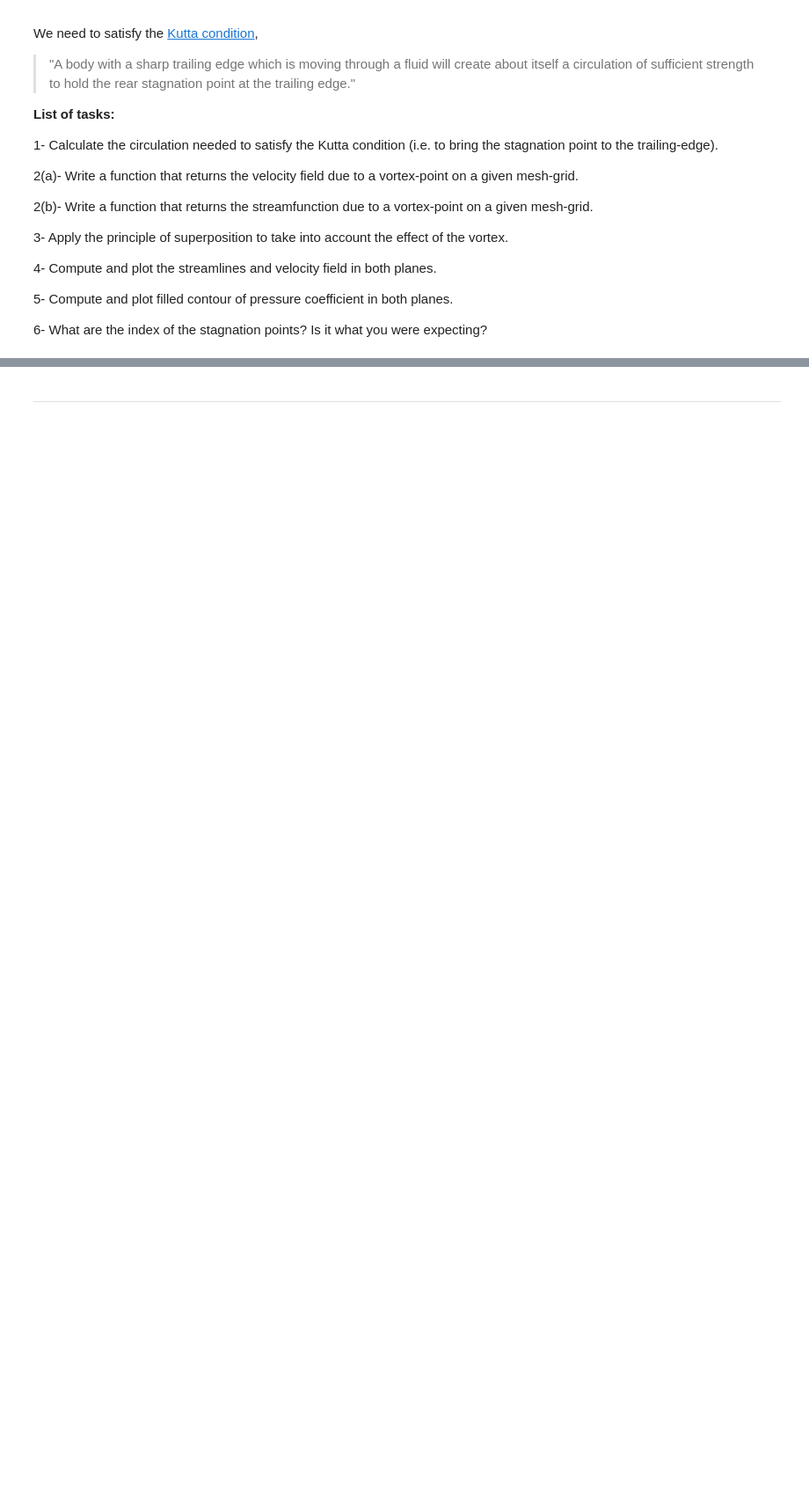
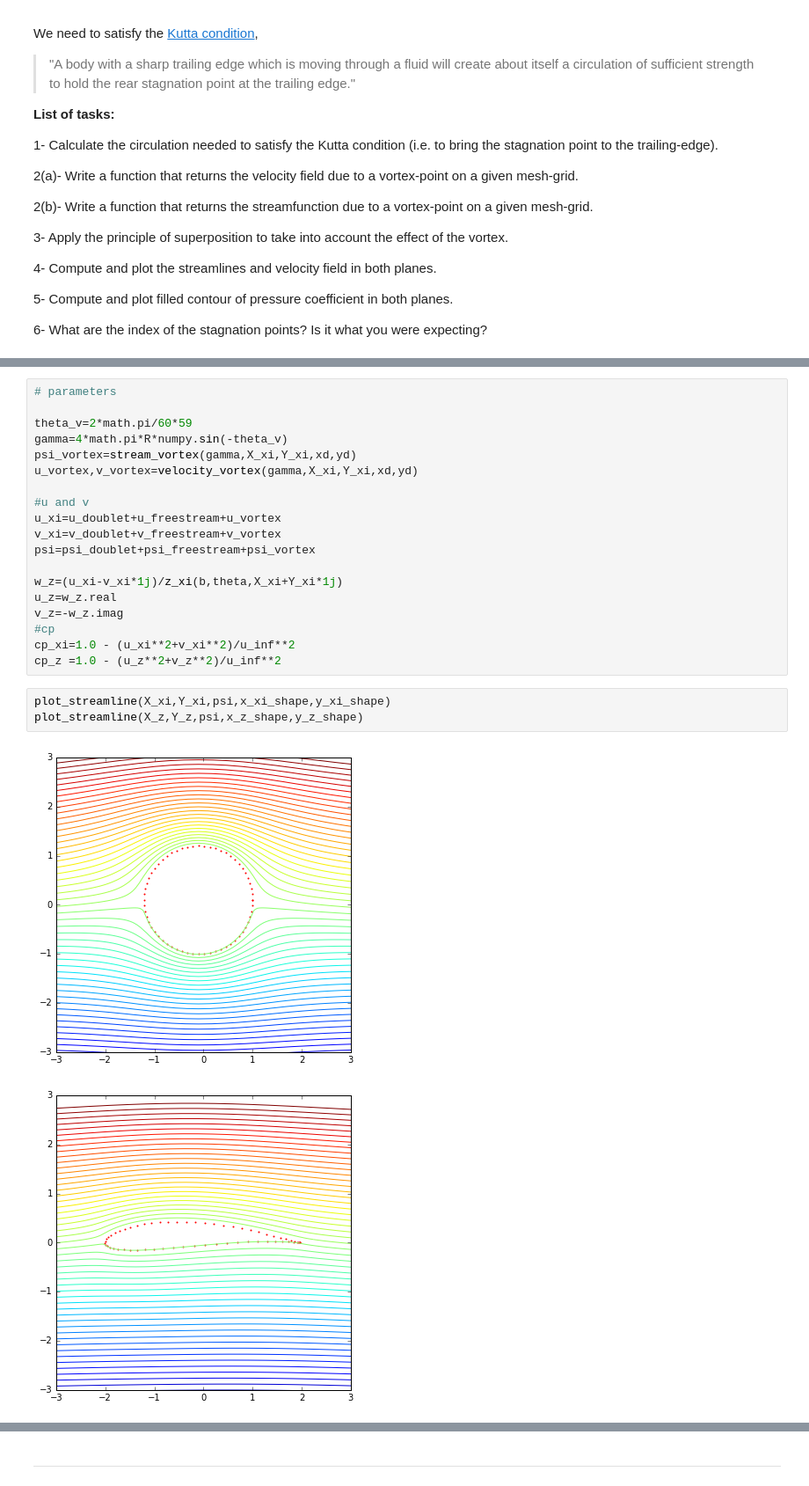
Before and after one commit to wangze233/MAE6226, a Jupyter notebook: midterm/midterm.ipynb, the cells around one changed output, grey strips where cells are left out. Shown at 88% size. Drawn from its saved outputs; the diff is of its cells as text; blank space fills up the shorter version.

```diff
--- a/midterm/midterm.ipynb
+++ b/midterm/midterm.ipynb
@@ -410,0 +445,25 @@ We need to satisfy the [Kutta condition](http://en.wikipedia.org/wiki/Kutta_cond
+# %%
+# parameters
+
+theta_v=2*math.pi/60*59
+gamma=4*math.pi*R*numpy.sin(-theta_v)
+psi_vortex=stream_vortex(gamma,X_xi,Y_xi,xd,yd)
+u_vortex,v_vortex=velocity_vortex(gamma,X_xi,Y_xi,xd,yd)
+
+#u and v
+u_xi=u_doublet+u_freestream+u_vortex
+v_xi=v_doublet+v_freestream+v_vortex
+psi=psi_doublet+psi_freestream+psi_vortex
+
+w_z=(u_xi-v_xi*1j)/z_xi(b,theta,X_xi+Y_xi*1j)
+u_z=w_z.real
+v_z=-w_z.imag
+#cp
+cp_xi=1.0 - (u_xi**2+v_xi**2)/u_inf**2
+cp_z =1.0 - (u_z**2+v_z**2)/u_inf**2
+# %%
+plot_streamline(X_xi,Y_xi,psi,x_xi_shape,y_xi_shape)
+plot_streamline(X_z,Y_z,psi,x_z_shape,y_z_shape)
+# %% [output]
+[figure, added]
+[figure, added]
```
Also changed, not shown: parts of 16 cells of this notebook.
